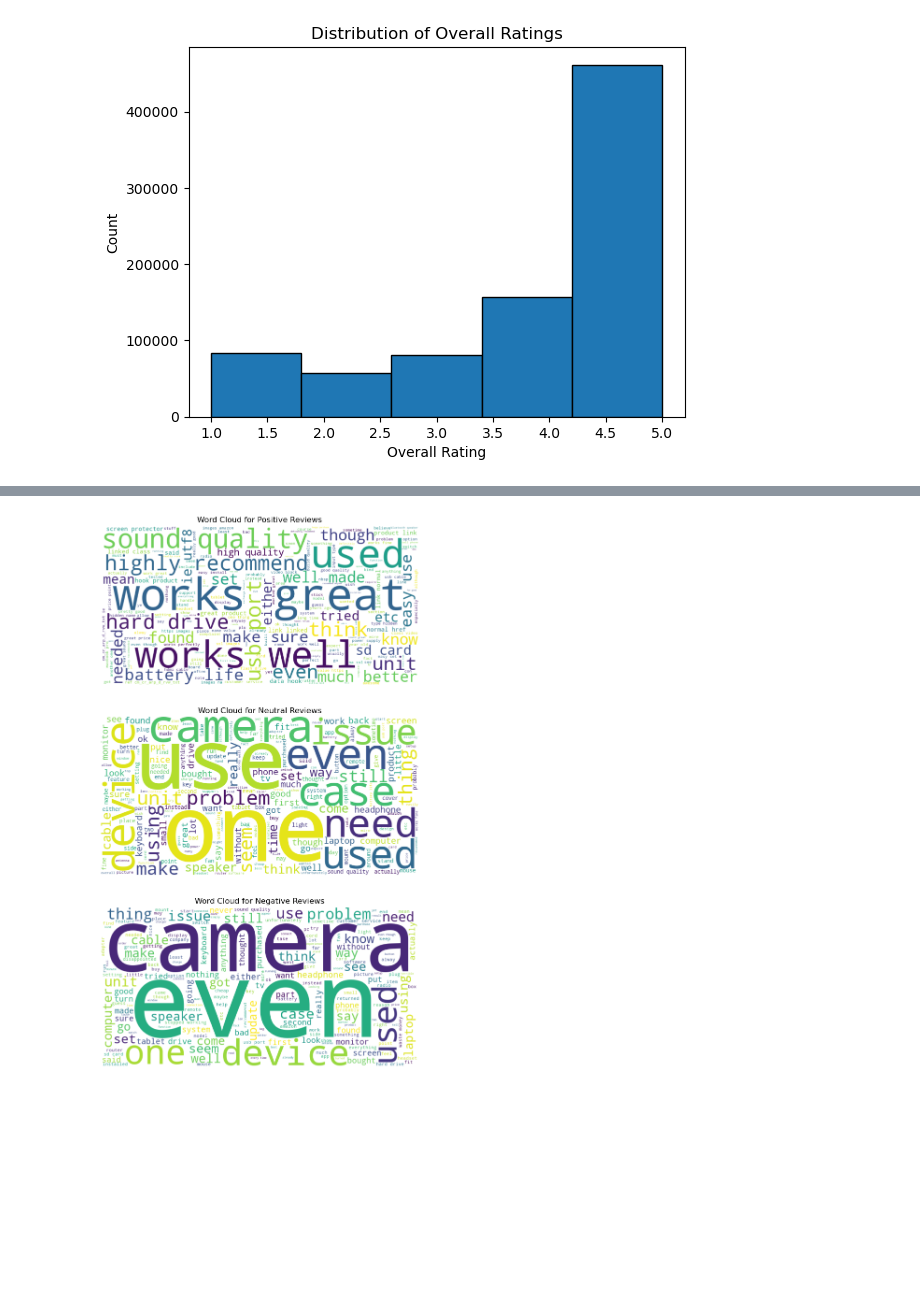
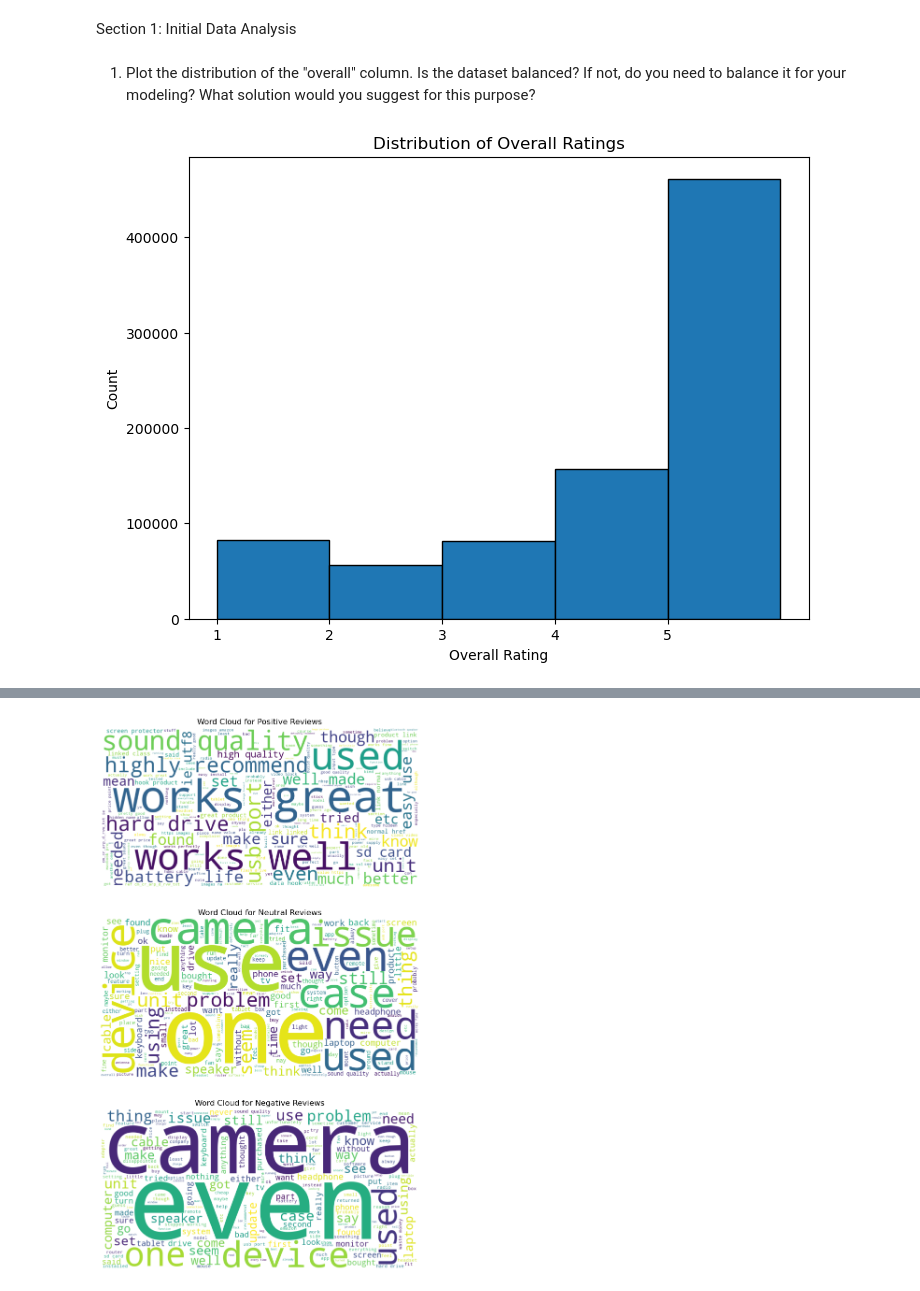
Before and after one commit to arian-rad/Quera-DataScience_bootcamp_Project2, a Jupyter notebook: question2.ipynb, the cells around one changed output, grey strips where cells are left out. Cells and saved outputs as stored; diff of their text form; code cells hidden in the pictures; blank space fills up the shorter version.

```diff
--- a/question2.ipynb
+++ b/question2.ipynb
@@ -1,18 +1,23 @@
+# %% [markdown]
+Section 1: Initial Data Analysis
+# %% [markdown]
+1. Plot the distribution of the "overall" column. Is the dataset balanced? If not, do you need to balance it for your modeling? What solution would you suggest for this purpose?
 # %%
+import matplotlib.pyplot as plt
 import pandas as pd
-import matplotlib.pyplot as plt
 
-# Load the dataset
 df = pd.read_csv("train_data.csv")
 
-# Plot the distribution
-plt.hist(df["overall"], bins=5, edgecolor='black')
-plt.xlabel("Overall Rating")
-plt.ylabel("Count")
-plt.title("Distribution of Overall Ratings")
+plt.figure(figsize=(8, 6))
+plt.hist(df['overall'], bins=[1, 2, 3, 4, 5, 6], edgecolor='black')
+plt.title('Distribution of Overall Ratings')
+plt.xlabel('Overall Rating')
+plt.ylabel('Count')
+plt.xticks([1, 2, 3, 4, 5])
+
 plt.show()
 # %% [output]
-[figure, old version]
+[figure, new version]
 # %% [markdown]
 Based on the distribution of the "overall" column, it appears that the dataset is imbalanced. The histogram shows that there is a higher frequency of positive ratings (5 and to some extent 4) compared to lower ratings (1, 2 and 3). This imbalance in ratings may pose challenges when building a model, as it may skew the model's predictions towards the majority class and potentially lead to a biased performance evaluation.
 TThis is especially important if you want your model to make accurate predictions for all classes of ratings; So it is necessary to address the imbalance in the dataset. Some solustions to consider:
```
Also changed, not shown: parts of 7 cells of this notebook.
